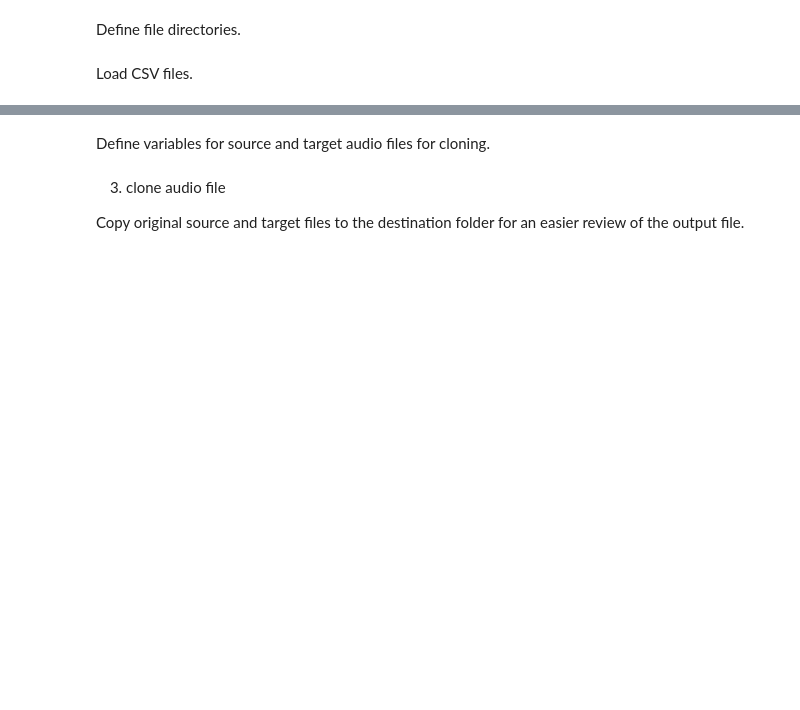
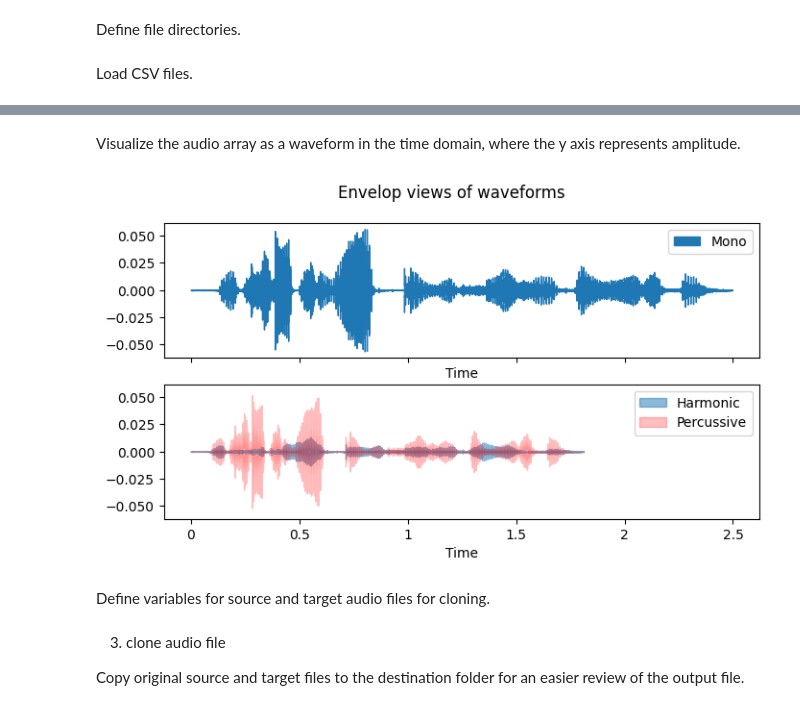
Before and after one commit to henryhyunwookim/Voice-Cloning-and-Fake-Audio-Detection, a Jupyter notebook: VoiceCloningAndFakeAudioDetection.ipynb, the cells around one changed output, grey strips where cells are left out. Saved outputs shown, nothing was run; the diff lists cells and outputs as text; code cells hidden in the pictures; blank space fills up the shorter version.

```diff
--- a/VoiceCloningAndFakeAudioDetection.ipynb
+++ b/VoiceCloningAndFakeAudioDetection.ipynb
@@ -154,3 +245,20 @@ train_audio_path = train_csv[train_csv['is_converted_audio']==True]['path_from_d
+# %% [markdown]
+Visualize the audio array as a waveform in the time domain, where the y axis represents amplitude.
+# %%
+# %matplotlib inline
+fig, ax = plt.subplots(2, 1, figsize=(8, 4), sharex=True, sharey=True)
+
+waveshow(audio_array, sr=sample_rate, label='Mono', ax=ax[0])
+ax[0].legend()
+
+y_harm, y_perc = librosa.effects.hpss(audio_array)
+librosa.display.waveshow(y_harm, sr=sr, alpha=0.5, label='Harmonic', ax=ax[1])
+librosa.display.waveshow(y_perc, sr=sr, color='r', alpha=0.25, label='Percussive', ax=ax[1])
+ax[1].legend()
+
+plt.suptitle('Envelop views of waveforms');
+# %% [output]
+[figure, added]
 # %% [markdown]
 Define variables for source and target audio files for cloning.
 # %%
```
Also changed, not shown: parts of 60 cells of this notebook.
